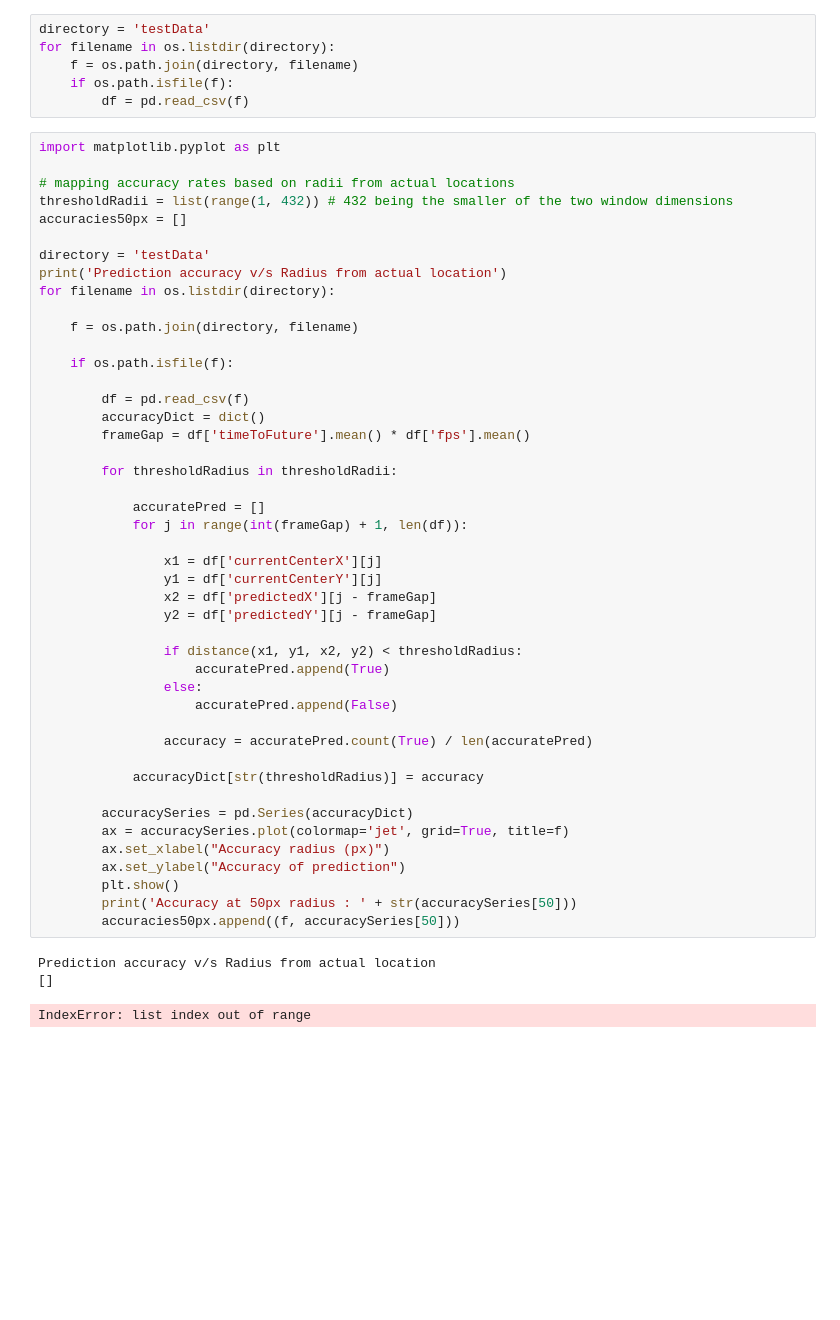
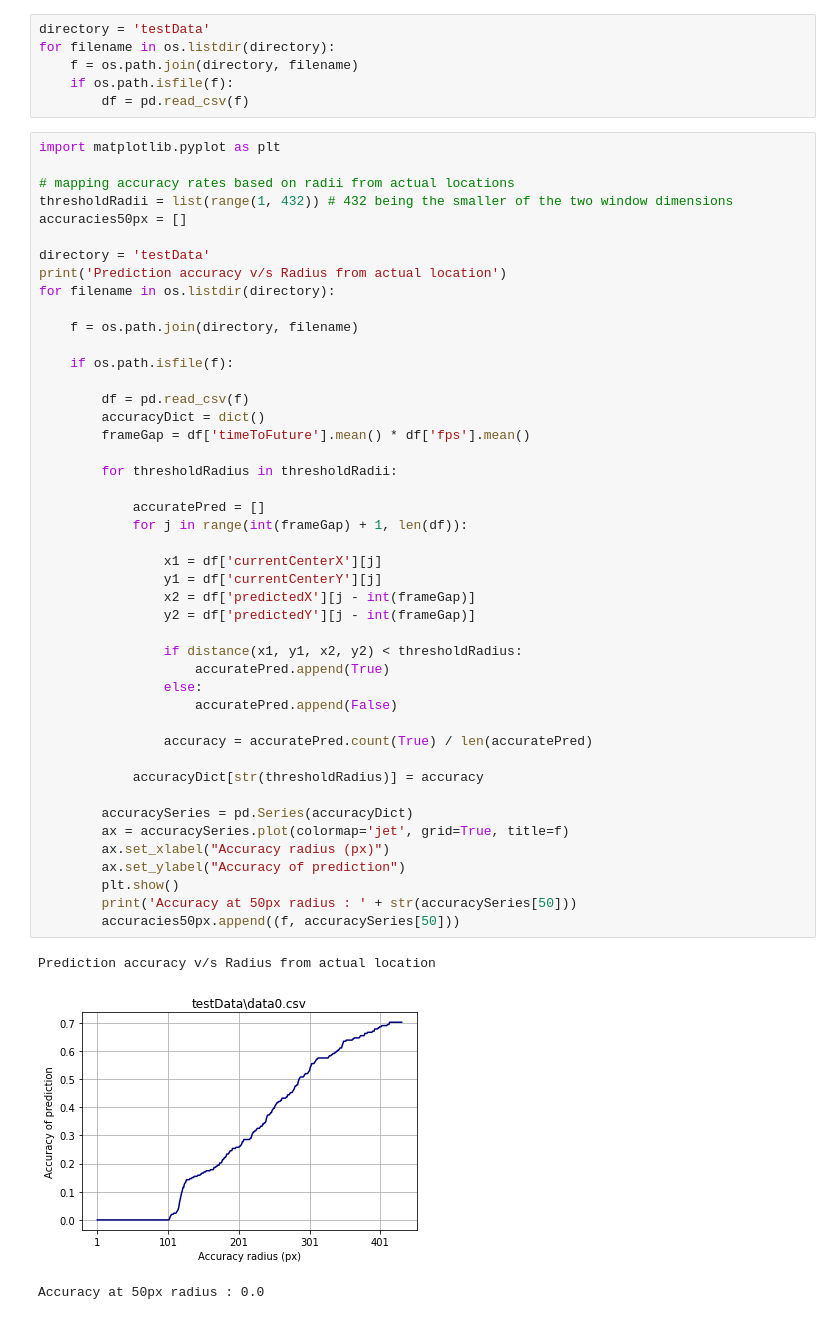
Before and after one commit to SR42-dev/pedestrian-intention-fuzzy-classifier, a Jupyter notebook: dataVisualizations.ipynb, the cells around one changed output. Saved outputs shown, nothing was run; the diff lists cells and outputs as text; blank space fills up the shorter version.

```diff
--- a/dataVisualizations.ipynb
+++ b/dataVisualizations.ipynb
@@ -58,34 +58,34 @@ for filename in os.listdir(directory):
         df = pd.read_csv(f)
         accuracyDict = dict()
         frameGap = df['timeToFuture'].mean() * df['fps'].mean()
 
         for thresholdRadius in thresholdRadii:
 
             accuratePred = []
             for j in range(int(frameGap) + 1, len(df)):
 
                 x1 = df['currentCenterX'][j]
                 y1 = df['currentCenterY'][j]
-                x2 = df['predictedX'][j - frameGap]
-                y2 = df['predictedY'][j - frameGap]
+                x2 = df['predictedX'][j - int(frameGap)]
+                y2 = df['predictedY'][j - int(frameGap)]
 
                 if distance(x1, y1, x2, y2) < thresholdRadius:
                     accuratePred.append(True)
                 else:
                     accuratePred.append(False)
 
                 accuracy = accuratePred.count(True) / len(accuratePred)
 
             accuracyDict[str(thresholdRadius)] = accuracy
 
         accuracySeries = pd.Series(accuracyDict)
         ax = accuracySeries.plot(colormap='jet', grid=True, title=f)
         ax.set_xlabel("Accuracy radius (px)")
         ax.set_ylabel("Accuracy of prediction")
         plt.show()
         print('Accuracy at 50px radius : ' + str(accuracySeries[50]))
         accuracies50px.append((f, accuracySeries[50]))
 # %% [output]
 Prediction accuracy v/s Radius from actual location
-[]
+[figure, added]
-IndexError: list index out of range
+Accuracy at 50px radius : 0.0
```
Also changed, not shown: parts of 3 cells of this notebook, 8 other files.
